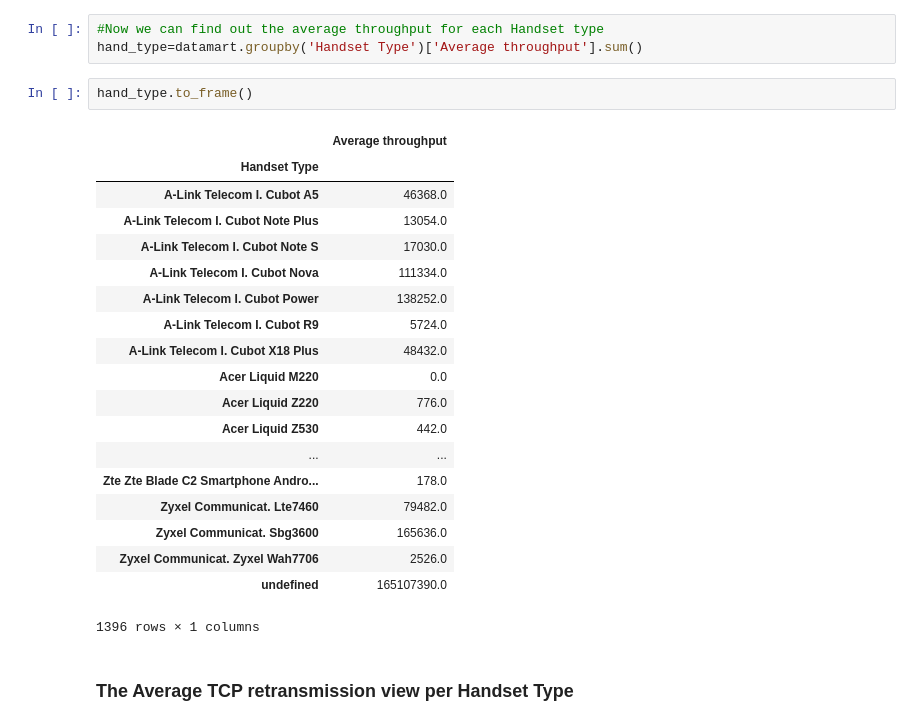
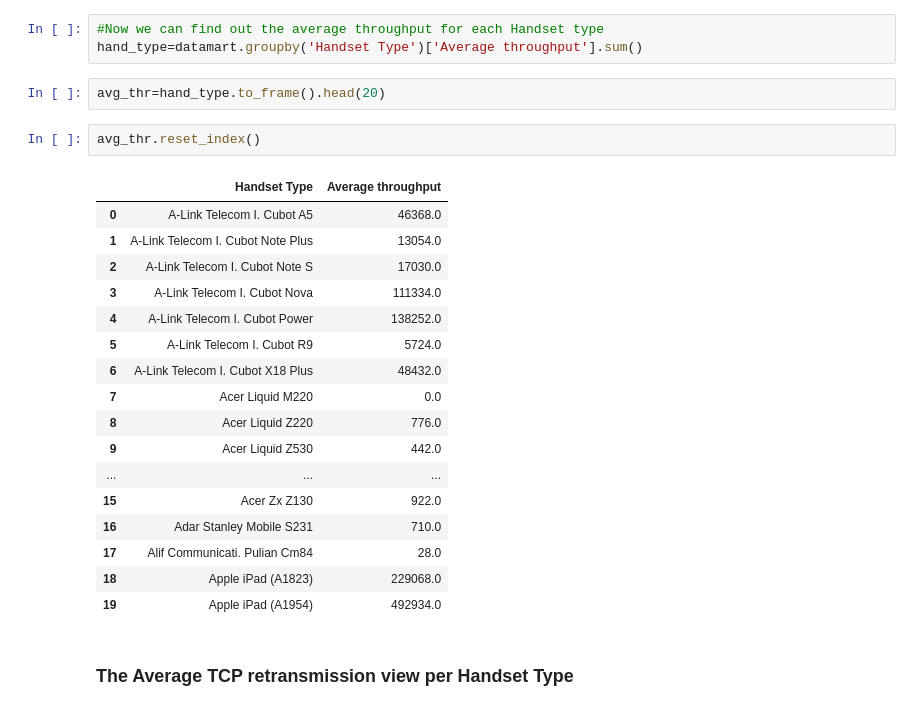
Before and after one commit to Davidelvis/Telecommunication-Project, a Jupyter notebook: Telecom_project_task3.ipynb, the cells around one changed output. Saved outputs shown, nothing was run; the diff lists cells and outputs as text.

```diff
--- a/Telecom_project_task3.ipynb
+++ b/Telecom_project_task3.ipynb
@@ -390,28 +390,28 @@ datamart.groupby('Handset Type').count()
 # %%
 #Now we can find out the average throughput for each Handset type
 hand_type=datamart.groupby('Handset Type')['Average throughput'].sum()
-# %%
-hand_type.to_frame()
-# %% [output]
-|  | Average throughput |
-| Handset Type |  |
-| A-Link Telecom I. Cubot A5 | 46368.0 |
-| A-Link Telecom I. Cubot Note Plus | 13054.0 |
-| A-Link Telecom I. Cubot Note S | 17030.0 |
-| A-Link Telecom I. Cubot Nova | 111334.0 |
-| A-Link Telecom I. Cubot Power | 138252.0 |
-| A-Link Telecom I. Cubot R9 | 5724.0 |
-| A-Link Telecom I. Cubot X18 Plus | 48432.0 |
-| Acer Liquid M220 | 0.0 |
-| Acer Liquid Z220 | 776.0 |
-| Acer Liquid Z530 | 442.0 |
-| ... | ... |
-| Zte Zte Blade C2 Smartphone Andro... | 178.0 |
-| Zyxel Communicat. Lte7460 | 79482.0 |
-| Zyxel Communicat. Sbg3600 | 165636.0 |
-| Zyxel Communicat. Zyxel Wah7706 | 2526.0 |
-| undefined | 165107390.0 |
-1396 rows × 1 columns
+# %%
+avg_thr=hand_type.to_frame().head(20)
+# %%
+avg_thr.reset_index()
+# %% [output]
+|  | Handset Type | Average throughput |
+| 0 | A-Link Telecom I. Cubot A5 | 46368.0 |
+| 1 | A-Link Telecom I. Cubot Note Plus | 13054.0 |
+| 2 | A-Link Telecom I. Cubot Note S | 17030.0 |
+| 3 | A-Link Telecom I. Cubot Nova | 111334.0 |
+| 4 | A-Link Telecom I. Cubot Power | 138252.0 |
+| 5 | A-Link Telecom I. Cubot R9 | 5724.0 |
+| 6 | A-Link Telecom I. Cubot X18 Plus | 48432.0 |
+| 7 | Acer Liquid M220 | 0.0 |
+| 8 | Acer Liquid Z220 | 776.0 |
+| 9 | Acer Liquid Z530 | 442.0 |
+| ... | ... | ... |
+| 15 | Acer Zx Z130 | 922.0 |
+| 16 | Adar Stanley Mobile S231 | 710.0 |
+| 17 | Alif Communicati. Pulian Cm84 | 28.0 |
+| 18 | Apple iPad (A1823) | 229068.0 |
+| 19 | Apple iPad (A1954) | 492934.0 |
 # %% [markdown]
 ### The Average TCP retransmission view per Handset Type ###
 # %%
```
Also changed, not shown: parts of 1 cell of this notebook, 2 other files.
